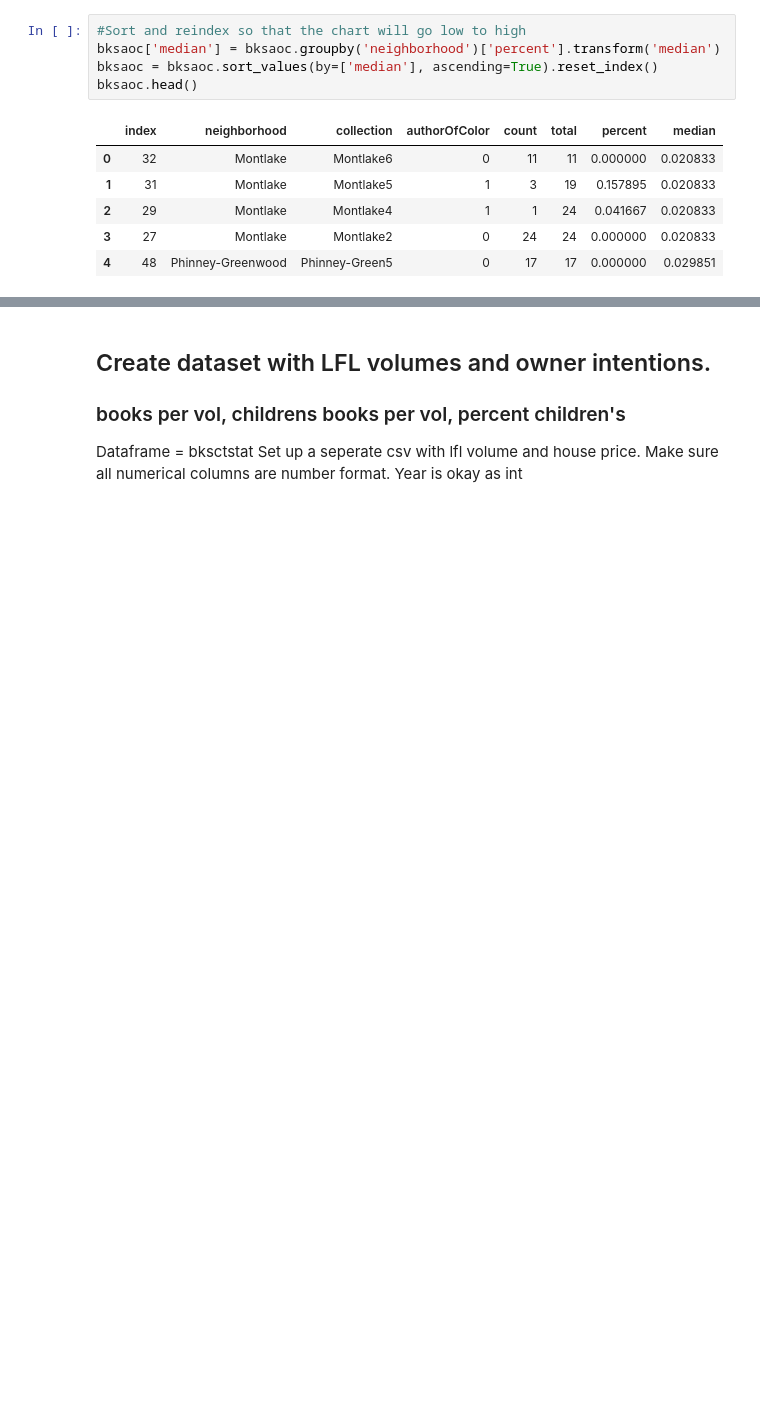
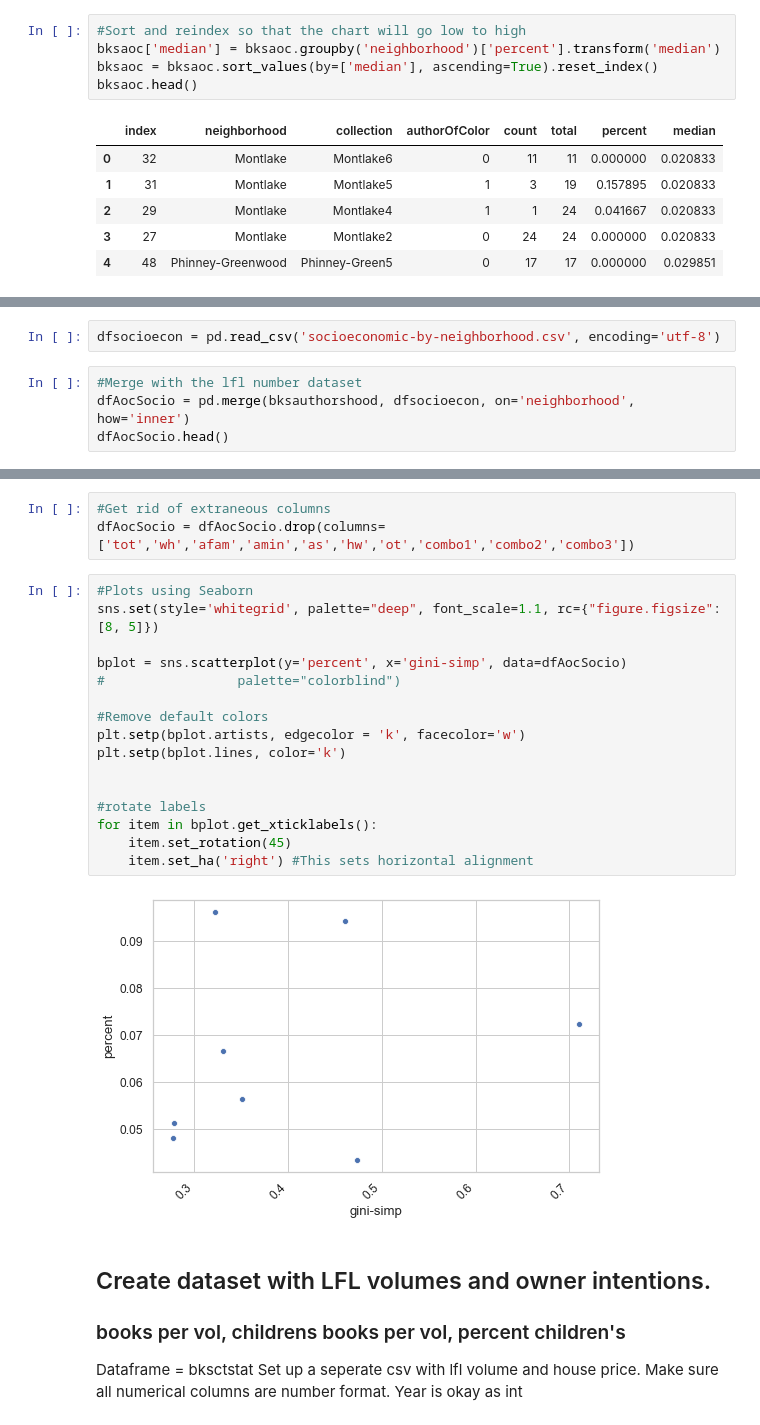
Before and after one commit to amckennafoster/seattle-littlefreelibrary, a Jupyter notebook: code/LFL-Analysis.ipynb, the cells around one changed output, grey strips where cells are left out. Cells and saved outputs as stored; diff of their text form; blank space fills up the shorter version.

```diff
--- a/code/LFL-Analysis.ipynb
+++ b/code/LFL-Analysis.ipynb
@@ -508,0 +508,6 @@ for item in bplot.get_xticklabels():
+# %%
+dfsocioecon = pd.read_csv('socioeconomic-by-neighborhood.csv', encoding='utf-8')
+# %%
+#Merge with the lfl number dataset
+dfAocSocio = pd.merge(bksauthorshood, dfsocioecon, on='neighborhood', how='inner')
+dfAocSocio.head()
@@ -509,3 +522,24 @@ for item in bplot.get_xticklabels():
+# %%
+#Get rid of extraneous columns
+dfAocSocio = dfAocSocio.drop(columns=['tot','wh','afam','amin','as','hw','ot','combo1','combo2','combo3'])
+# %%
+#Plots using Seaborn
+sns.set(style='whitegrid', palette="deep", font_scale=1.1, rc={"figure.figsize": [8, 5]})
+
+bplot = sns.scatterplot(y='percent', x='gini-simp', data=dfAocSocio)
+#                 palette="colorblind")
+
+#Remove default colors
+plt.setp(bplot.artists, edgecolor = 'k', facecolor='w')
+plt.setp(bplot.lines, color='k')
+
+
+#rotate labels
+for item in bplot.get_xticklabels():
+    item.set_rotation(45)
+    item.set_ha('right') #This sets horizontal alignment
+# %% [output]
+[figure, added]
 # %% [markdown]
 ## Create dataset with LFL volumes and owner intentions.
 ### books per vol, childrens books per vol, percent children's
```
Also changed, not shown: parts of 8 cells of this notebook, 3 other files.
